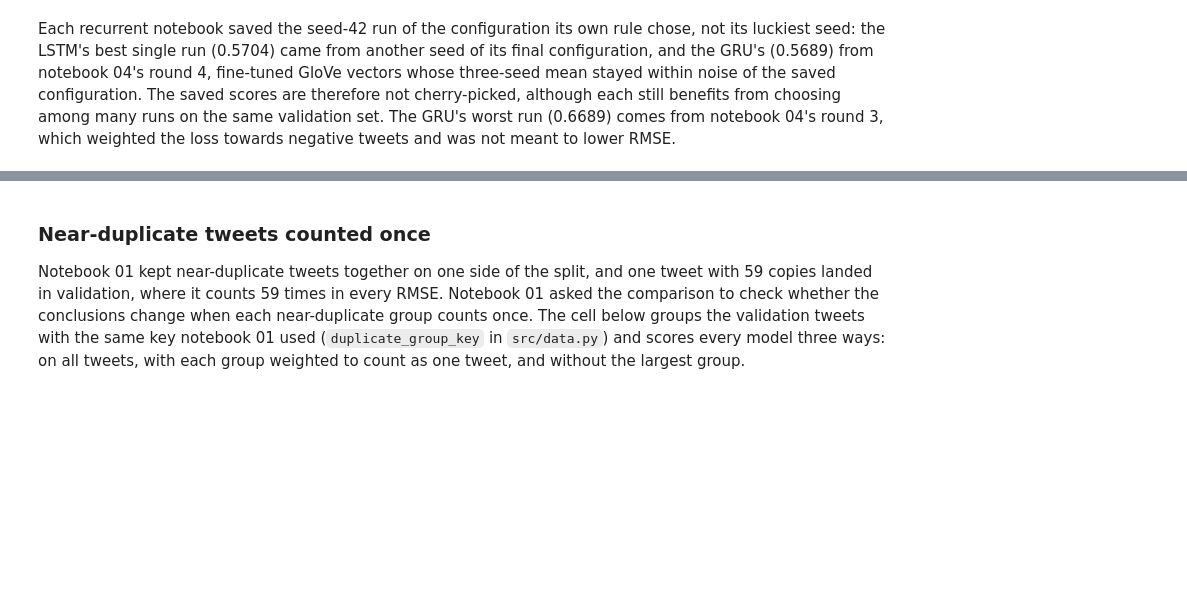
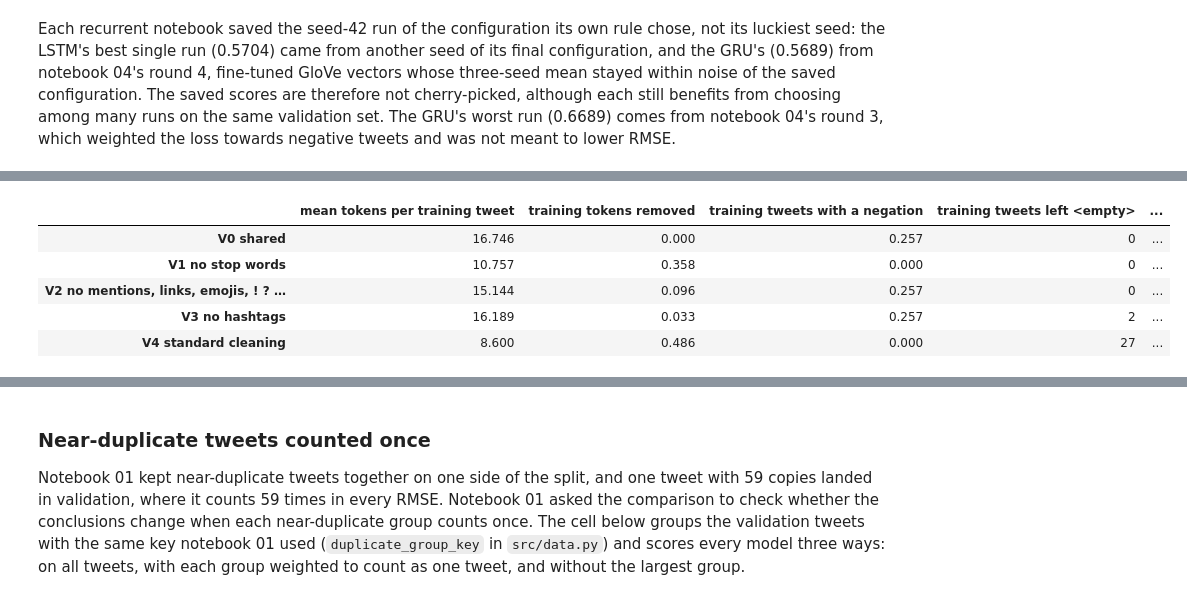
Before and after one commit to Adossi-design/vaccine-sentiment-sequential-models, a Jupyter notebook: notebooks/05_model_comparison_and_error_analysis.ipynb, the cells around one changed output, grey strips where cells are left out. Cells and saved outputs as stored; diff of their text form; code cells hidden in the pictures; blank space fills up the shorter version.

```diff
--- a/notebooks/05_model_comparison_and_error_analysis.ipynb
+++ b/notebooks/05_model_comparison_and_error_analysis.ipynb
@@ -698,0 +979,82 @@ model     run_id  epoch  val_rmse
+# %%
+from sklearn.feature_extraction.text import ENGLISH_STOP_WORDS, TfidfVectorizer
+from sklearn.linear_model import Ridge
+from sklearn.pipeline import Pipeline
+
+from src.preprocess import EMOJI_RE, TextConfig, tokenize
+
+VARIANTS = {  # name: (drop stop words, drop mention and link placeholders, emojis and ! ? …, drop hashtags)
+    "V0 shared": (False, False, False),
+    "V1 no stop words": (True, False, False),
+    "V2 no mentions, links, emojis, ! ? …": (False, True, False),
+    "V3 no hashtags": (False, False, True),
+    "V4 standard cleaning": (True, True, True),
+}
+MARKERS = {"<user>", "<url>", "!", "?", "…"}  # the mention and link placeholders and the three marks prepare_text() keeps
+assert len(ENGLISH_STOP_WORDS) == 318 and {"not", "no", "nor", "never", "cannot"} <= ENGLISH_STOP_WORDS
+
+
+def is_stop_word(token):
+    return token in ENGLISH_STOP_WORDS or token.endswith("n't")  # the list has no apostrophes, so don't, isn't ... are added
+
+
+def is_marker(token):
+    return token in MARKERS or EMOJI_RE.fullmatch(token) is not None
+
+
+def is_hashtag(token):
+    return token.startswith("#")  # the whole hashtag, word included
+
+
+def clean(texts, variant, strip_hash=False):
+    # Filter the shared tokens, so only the tested factor changes.
+    drop_stop, drop_markers, drop_hashtags = VARIANTS[variant]
+    cleaned = []
+    for text in texts:
+        tokens = [t for t in tokenize(text)  # the shared default tokens: hashtags still whole
+                  if not (drop_stop and is_stop_word(t)) and not (drop_markers and is_marker(t))
+                  and not (drop_hashtags and is_hashtag(t))]
+        if strip_hash:  # ridge-07's input: the '#' is removed after the hashtags have been recognised
+            tokens = [t[1:] if t.startswith("#") else t for t in tokens]
+        cleaned.append(" ".join(tokens) if tokens else "<empty>")  # as prepare_text() does
+    return np.array(cleaned, dtype=object)
+
+
+TEXTS = {(variant, model): (clean(train_df["safe_text"], variant, model == "ridge"),
+                            clean(val_df["safe_text"], variant, model == "ridge"))
+         for variant in VARIANTS for model in ("ridge", "gru")}
+# V0 is exactly each model's logged input: prepare_series() for the GRU, hashtags="strip" for ridge-07.
+for i, frame in enumerate([train_df, val_df]):
+    assert (TEXTS["V0 shared", "gru"][i] == prepare_series(frame["safe_text"]).to_numpy()).all()
+    assert (TEXTS["V0 shared", "ridge"][i] == prepare_series(frame["safe_text"], TextConfig(hashtags="strip")).to_numpy()).all()
+
+
+def n_tokens(texts):
+    return np.array([0 if text == "<empty>" else len(text.split()) for text in texts])
+
+
+V0_TOKENS = n_tokens(TEXTS["V0 shared", "gru"][0]).sum()
+display(pd.DataFrame.from_dict({variant: {
+    "mean tokens per training tweet": n_tokens(TEXTS[variant, "gru"][0]).mean(),
+    "training tokens removed": 1 - n_tokens(TEXTS[variant, "gru"][0]).sum() / V0_TOKENS,
+    "training tweets with a negation": np.mean([re.search(NEGATION, text) is not None for text in TEXTS[variant, "gru"][0]]),
+    "training tweets left <empty>": int((TEXTS[variant, "gru"][0] == "<empty>").sum()),
+    "validation tweets left <empty>": int((TEXTS[variant, "gru"][1] == "<empty>").sum()),
+} for variant in VARIANTS}, orient="index").round(3))
+
+# What each group of tokens is as a share of all V0 training tokens (the groups do not overlap).
+v0_tokens = [t for text in TEXTS["V0 shared", "gru"][0] for t in text.split()]
+token_groups = {
+    "stop words and n't contractions": is_stop_word, "hashtags": is_hashtag,
+    "mention placeholders": lambda t: t == "<user>", "link placeholders": lambda t: t == "<url>",
+    "emojis": lambda t: EMOJI_RE.fullmatch(t) is not None, "! ? …": lambda t: t in {"!", "?", "…"},
+}
+print("Share of the V0 training tokens: " + ", ".join(
+    f"{group} {np.mean([is_group(t) for t in v0_tokens]):.1%}" for group, is_group in token_groups.items()))
+# %% [output]
+|  | mean tokens per training tweet | training tokens removed | training tweets with a negation | training tweets left <empty> | ... |
+| V0 shared | 16.746 | 0.000 | 0.257 | 0 | ... |
+| V1 no stop words | 10.757 | 0.358 | 0.000 | 0 | ... |
+| V2 no mentions, links, emojis, ! ? … | 15.144 | 0.096 | 0.257 | 0 | ... |
+| V3 no hashtags | 16.189 | 0.033 | 0.257 | 2 | ... |
+| V4 standard cleaning | 8.600 | 0.486 | 0.000 | 27 | ... |
```
Also changed, not shown: parts of 25 cells of this notebook, 5 other files.
